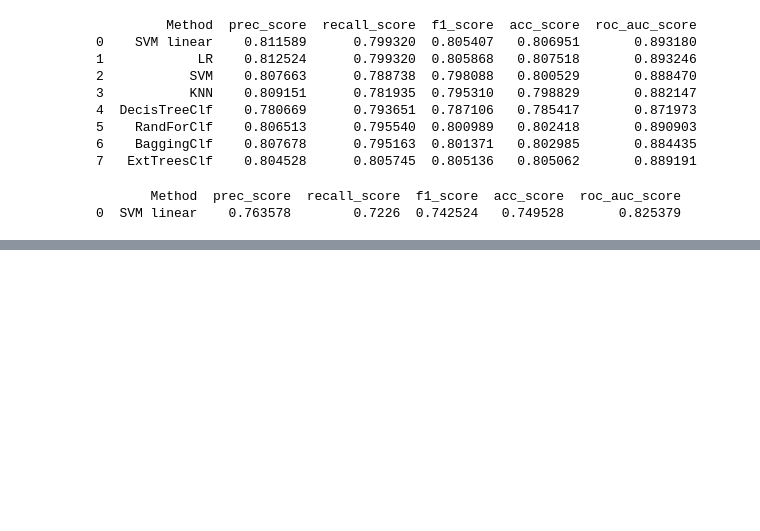
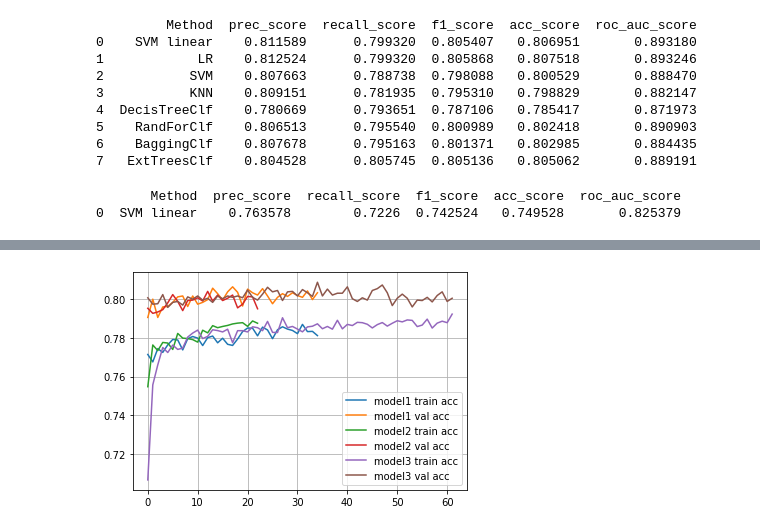
Before and after one commit to Bloczek227/Projekt-PSI, a Jupyter notebook: Projekt_clf15.ipynb, the cells around one changed output, grey strips where cells are left out. Saved outputs shown, nothing was run; the diff lists cells and outputs as text; code cells hidden in the pictures; blank space fills up the shorter version.

```diff
--- a/Projekt_clf15.ipynb
+++ b/Projekt_clf15.ipynb
@@ -548,0 +707,21 @@ print(df)
+# %%
+history15_3 = History()
+model3 = Sequential()
+model3.add(Dense(500,use_bias=False,input_shape=(X_train_clf15.shape[1],)))
+model3.add(BatchNormalization())
+model3.add(Activation("sigmoid"))
+model3.add(Dropout(0.4))
+model3.add(Dense(200,use_bias=False))
+model3.add(BatchNormalization())
+model3.add(Activation("sigmoid"))
+model3.add(Dropout(0.4))
+model3.add(Dense(50,use_bias=False))
+model3.add(BatchNormalization())
+model3.add(Activation("sigmoid"))
+model3.add(Dropout(0.4))
+model3.add(Dense(10,use_bias=False))
+model3.add(BatchNormalization())
+model3.add(Activation("sigmoid"))
+model3.add(Dropout(0.4))
+model3.add(Dense(1,activation="sigmoid"))
+model3.summary()
@@ -548,0 +968,12 @@ print(df)
+# %%
+plt.plot(history15_1.history['accuracy'], label = "model1 train acc")
+plt.plot(history15_1.history['val_accuracy'], label = "model1 val acc")
+plt.plot(history15_2.history['accuracy'], label = "model2 train acc")
+plt.plot(history15_2.history['val_accuracy'], label = "model2 val acc")
+plt.plot(history15_3.history['accuracy'], label = "model3 train acc")
+plt.plot(history15_3.history['val_accuracy'], label = "model3 val acc")
+plt.legend()
+plt.grid(True)
+plt.show()
+# %% [output]
+[figure, added]
```
Also changed, not shown: parts of 22 cells of this notebook.
